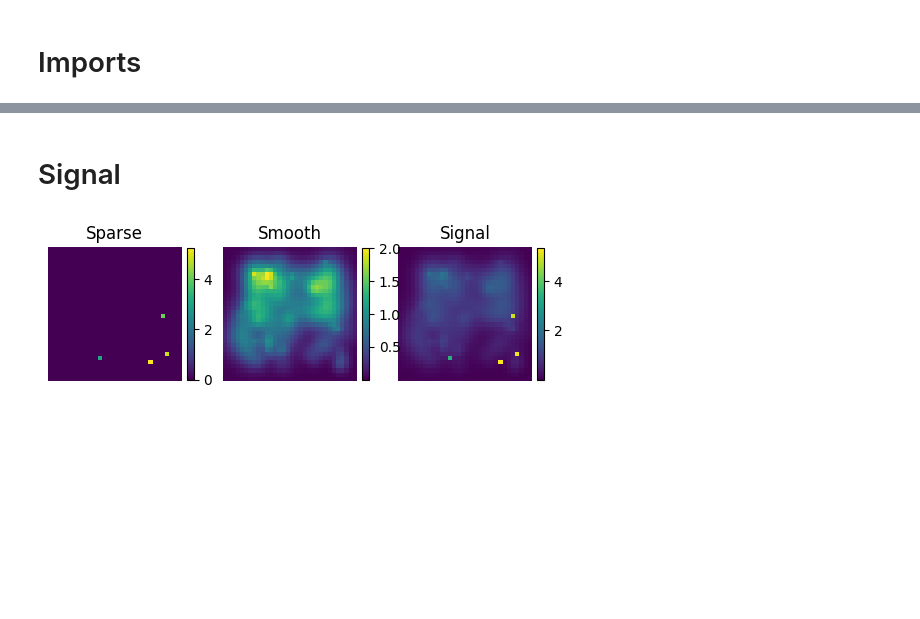
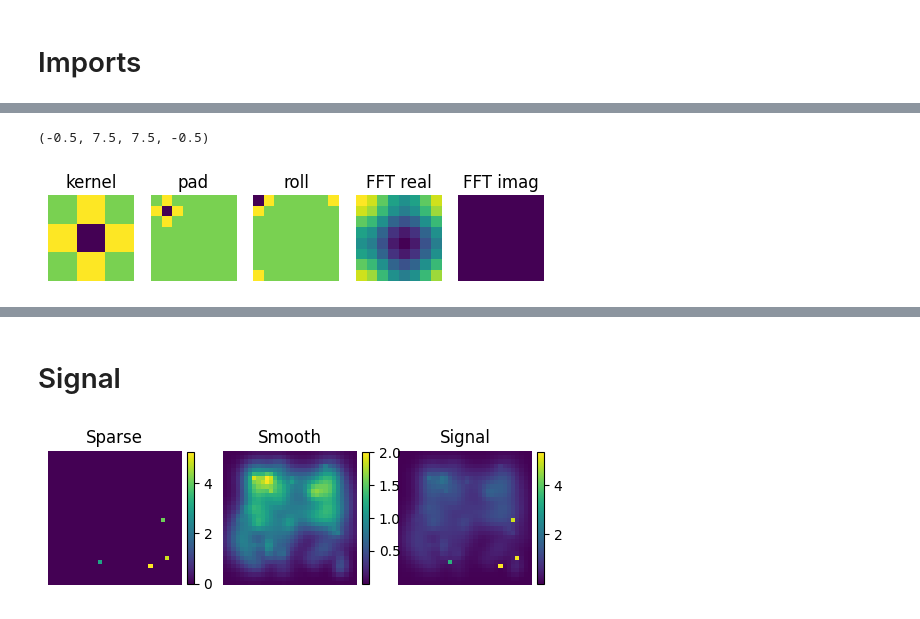
Before and after one commit to vacostaepfl/L1-L2, a Jupyter notebook: test.ipynb, the cells around one changed output, grey strips where cells are left out. Cells and saved outputs as stored; diff of their text form; code cells hidden in the pictures; blank space fills up the shorter version.

```diff
--- a/test.ipynb
+++ b/test.ipynb
@@ -9,0 +26,32 @@ import matplotlib.pyplot as plt
+# %%
+plt.subplot(151)
+plt.title("kernel")
+Lconv = np.array([[0,1,0],[1,-4,1], [0,1,0]])
+plt.imshow(Lconv)
+plt.axis("off")
+
+plt.subplot(152)
+plt.title("pad")
+Lpad = np.pad(Lconv,((0,N-3),(0,N-3)))
+plt.imshow(Lpad)
+plt.axis("off")
+
+plt.subplot(153)
+Lroll = np.roll(Lpad,-1,axis=(0,1))
+plt.title("roll")
+plt.imshow(Lroll)
+plt.axis("off")
+
+Lfft = np.fft.fft2(Lroll)
+plt.subplot(154)
+plt.title("FFT real")
+plt.imshow(np.real(Lfft))
+plt.axis("off")
+
+plt.subplot(155)
+plt.title("FFT imag")
+plt.imshow(np.imag(Lfft))
+plt.axis("off")
+# %% [output]
+(-0.5, 7.5, 7.5, -0.5)
+[figure, added]
```
Also changed, not shown: parts of 8 cells of this notebook, 7 other files.
